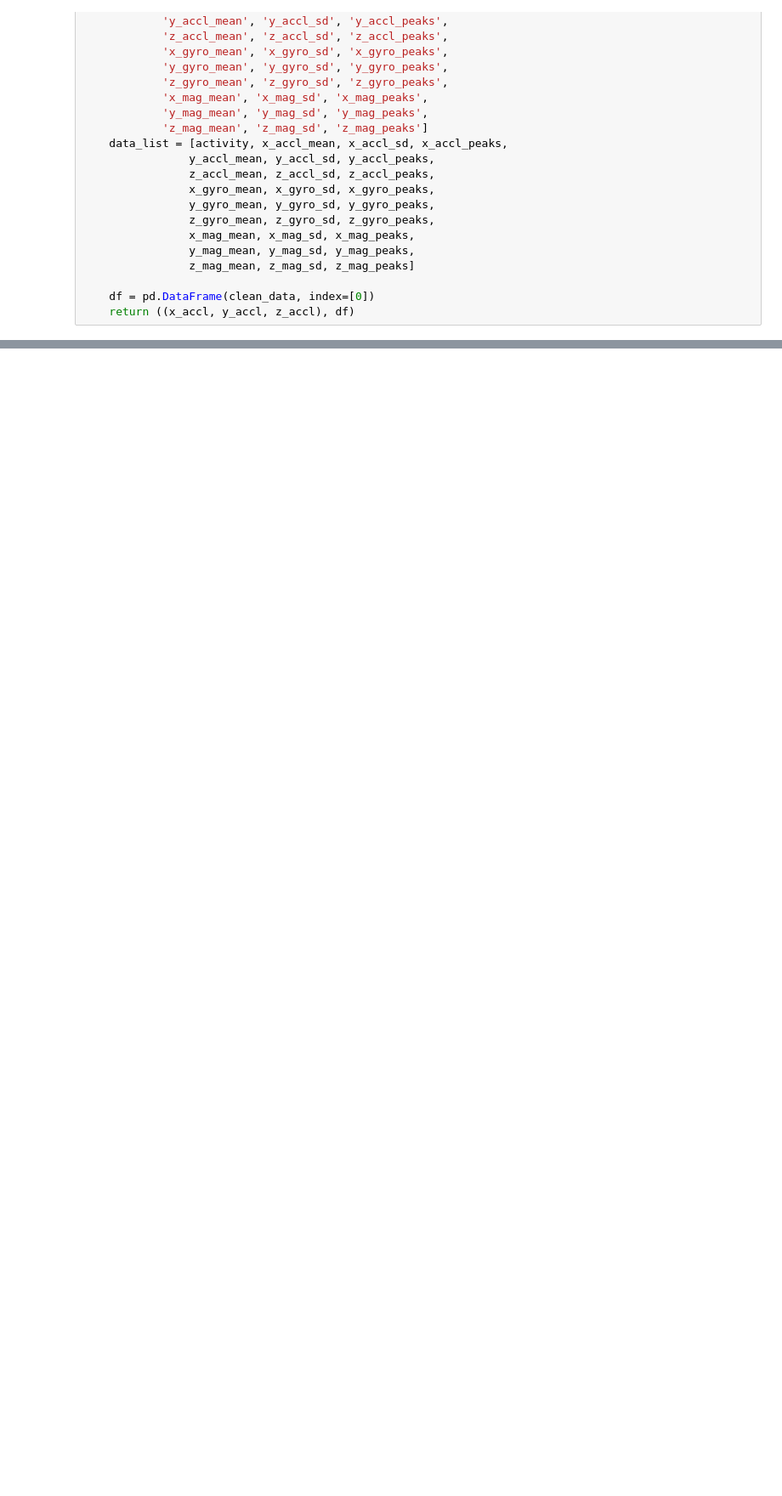
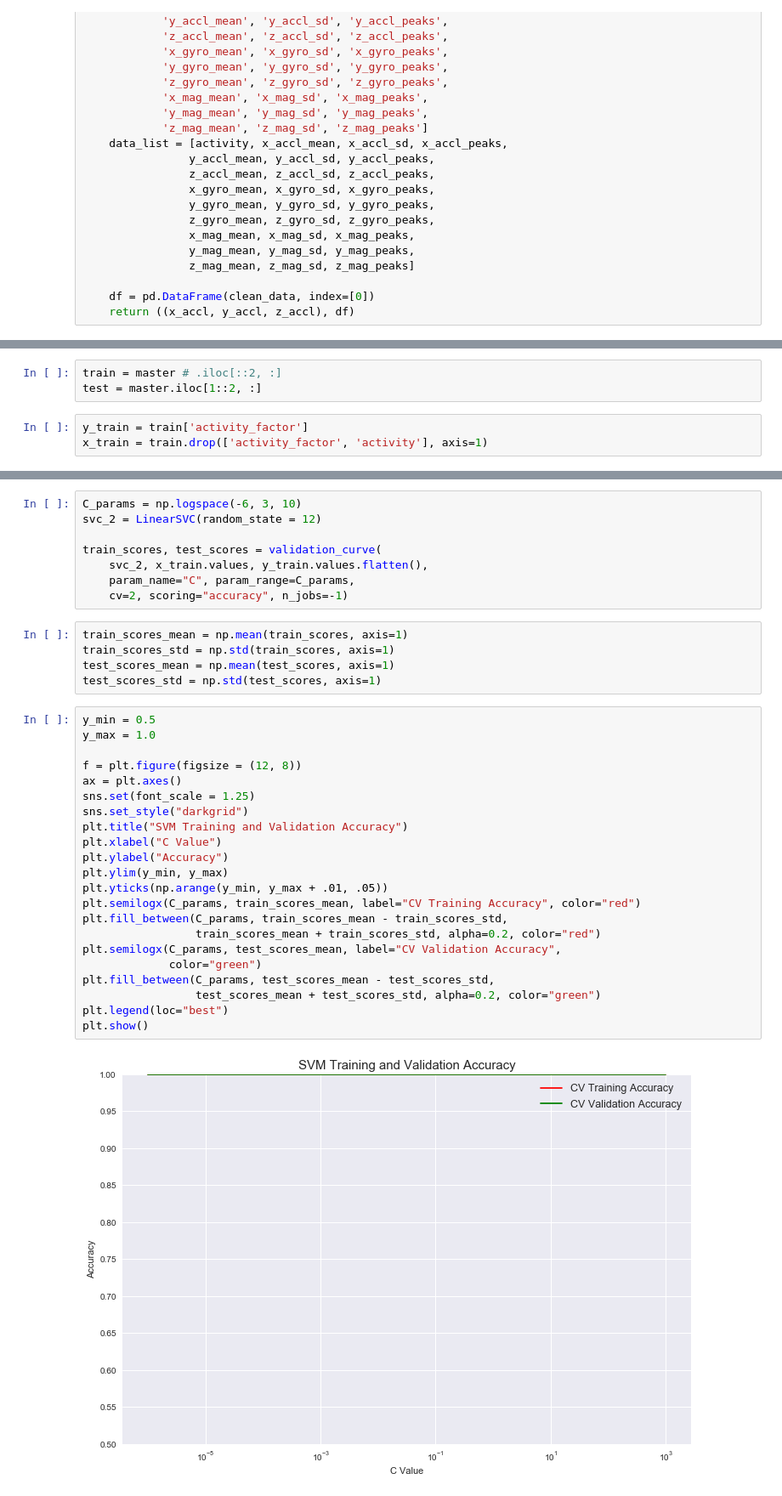
Before and after one commit to ratulesrar3/mobilecomputing, a Jupyter notebook: lab1/data_wrangling.ipynb, the cells around one changed output, grey strips where cells are left out. Shown: that part at 85% size. Saved outputs shown, nothing was run; the diff lists cells and outputs as text; blank space fills up the shorter version.

Commit message:
adding figures and updated grid search test

```diff
--- a/lab1/data_wrangling.ipynb
+++ b/lab1/data_wrangling.ipynb
@@ -159,0 +165,6 @@ master
+# %%
+train = master # .iloc[::2, :]
+test = master.iloc[1::2, :]
+# %%
+y_train = train['activity_factor']
+x_train = train.drop(['activity_factor', 'activity'], axis=1)
@@ -159,0 +179,37 @@ master
+# %%
+C_params = np.logspace(-6, 3, 10)
+svc_2 = LinearSVC(random_state = 12)
+
+train_scores, test_scores = validation_curve(
+    svc_2, x_train.values, y_train.values.flatten(),
+    param_name="C", param_range=C_params,
+    cv=2, scoring="accuracy", n_jobs=-1)
+# %%
+train_scores_mean = np.mean(train_scores, axis=1)
+train_scores_std = np.std(train_scores, axis=1)
+test_scores_mean = np.mean(test_scores, axis=1)
+test_scores_std = np.std(test_scores, axis=1)
+# %%
+y_min = 0.5
+y_max = 1.0
+
+f = plt.figure(figsize = (12, 8))
+ax = plt.axes()
+sns.set(font_scale = 1.25)
+sns.set_style("darkgrid")
+plt.title("SVM Training and Validation Accuracy")
+plt.xlabel("C Value")
+plt.ylabel("Accuracy")
+plt.ylim(y_min, y_max)
+plt.yticks(np.arange(y_min, y_max + .01, .05))
+plt.semilogx(C_params, train_scores_mean, label="CV Training Accuracy", color="red")
+plt.fill_between(C_params, train_scores_mean - train_scores_std,
+                 train_scores_mean + train_scores_std, alpha=0.2, color="red")
+plt.semilogx(C_params, test_scores_mean, label="CV Validation Accuracy",
+             color="green")
+plt.fill_between(C_params, test_scores_mean - test_scores_std,
+                 test_scores_mean + test_scores_std, alpha=0.2, color="green")
+plt.legend(loc="best")
+plt.show()
+# %% [output]
+[figure, added]
```
Also changed, not shown: parts of 6 cells of this notebook, 8 other files.
